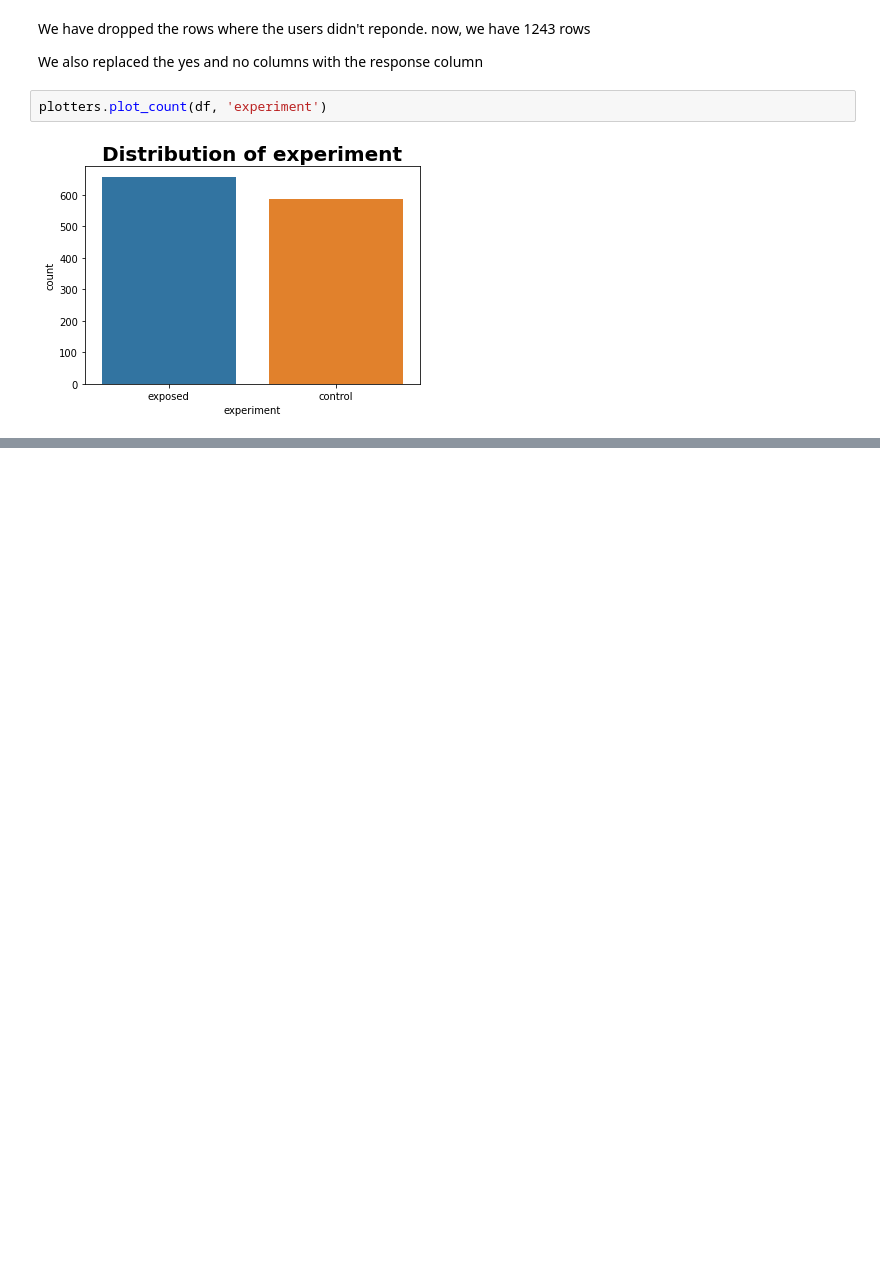
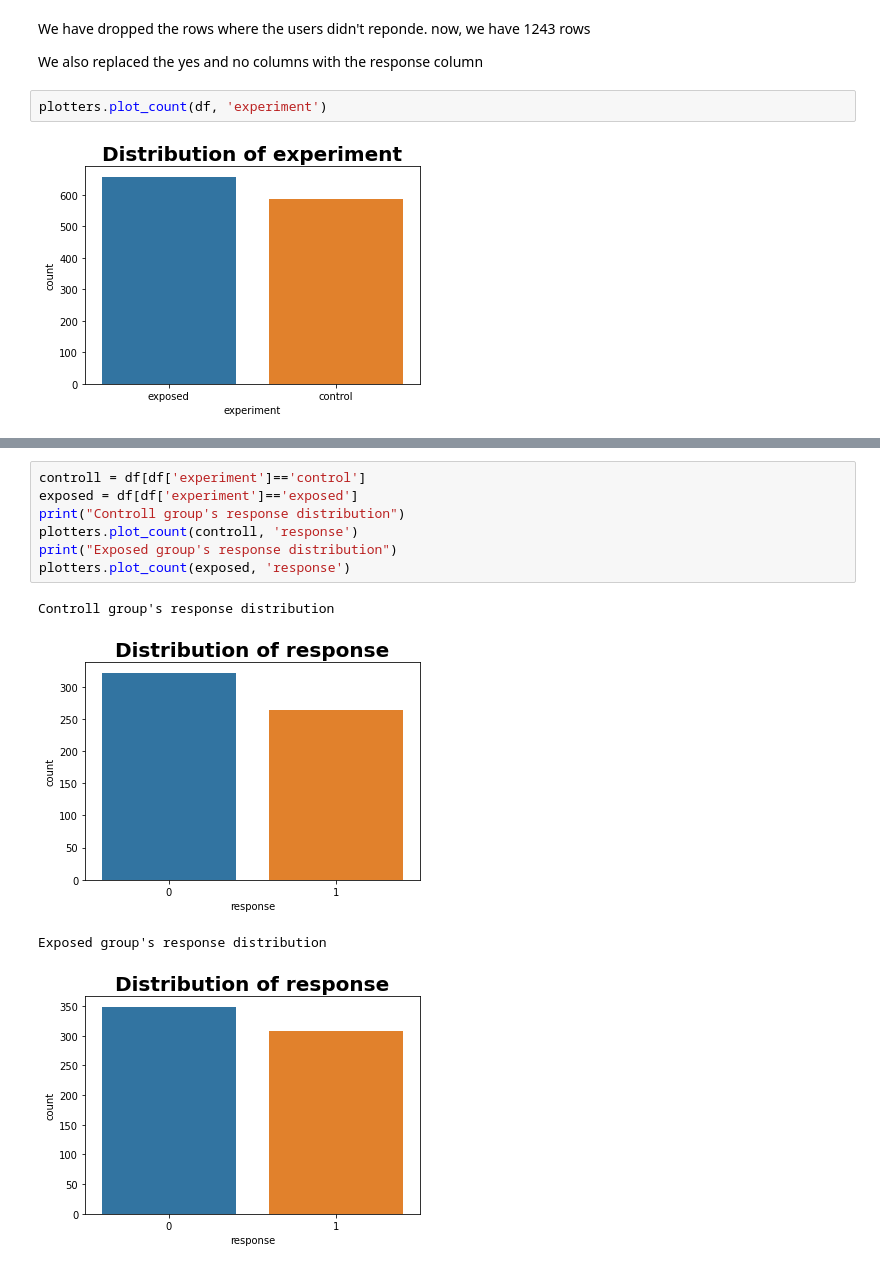
Before and after one commit to Hen0k/smartAd-abtesting, a Jupyter notebook: notebooks/data_exploration.ipynb, the cells around one changed output, grey strips where cells are left out. Drawn from its saved outputs; the diff is of its cells as text; blank space fills up the shorter version.

```diff
--- a/notebooks/data_exploration.ipynb
+++ b/notebooks/data_exploration.ipynb
@@ -101,0 +108,12 @@ plotters.plot_count(df, 'experiment')
+# %%
+controll = df[df['experiment']=='control']
+exposed = df[df['experiment']=='exposed']
+print("Controll group's response distribution")
+plotters.plot_count(controll, 'response')
+print("Exposed group's response distribution")
+plotters.plot_count(exposed, 'response')
+# %% [output]
+Controll group's response distribution
+[figure, added]
+Exposed group's response distribution
+[figure, added]
```
Also changed, not shown: parts of 2 cells of this notebook.
